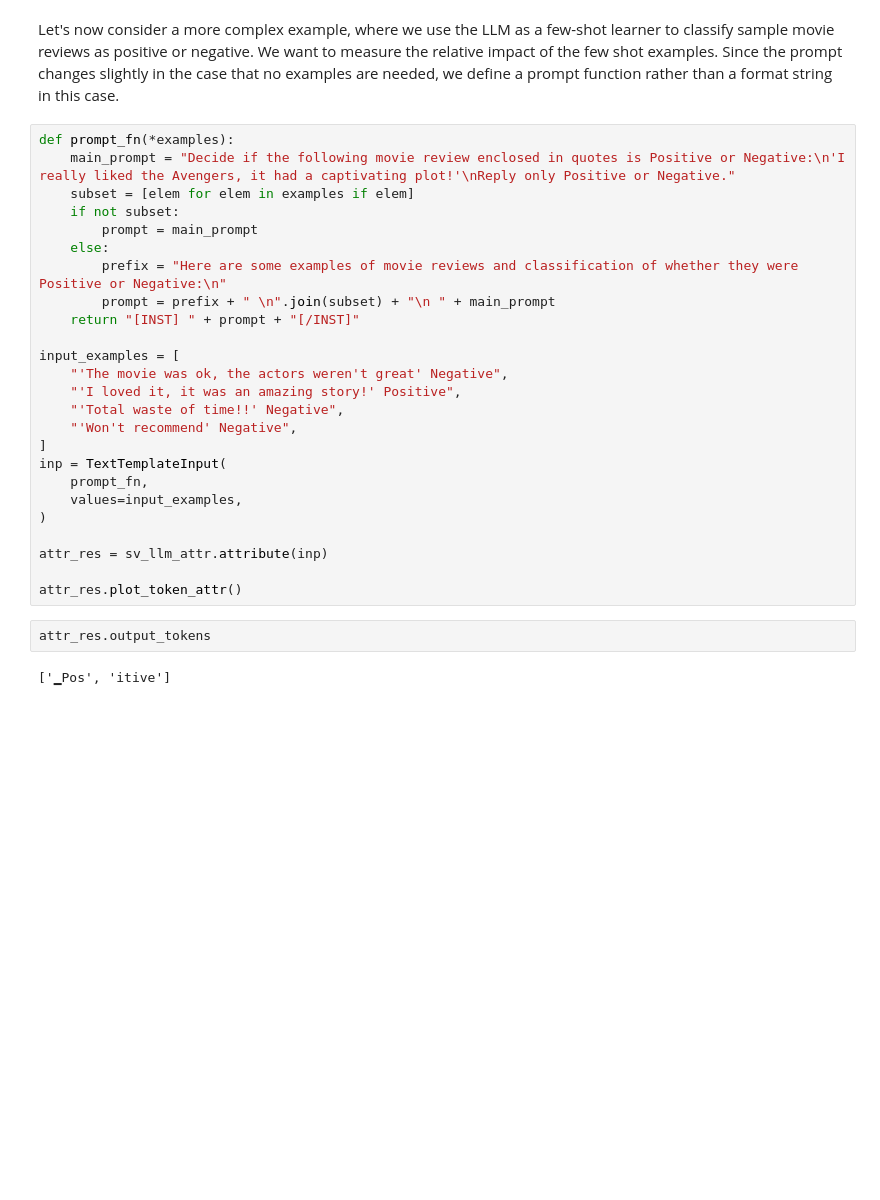
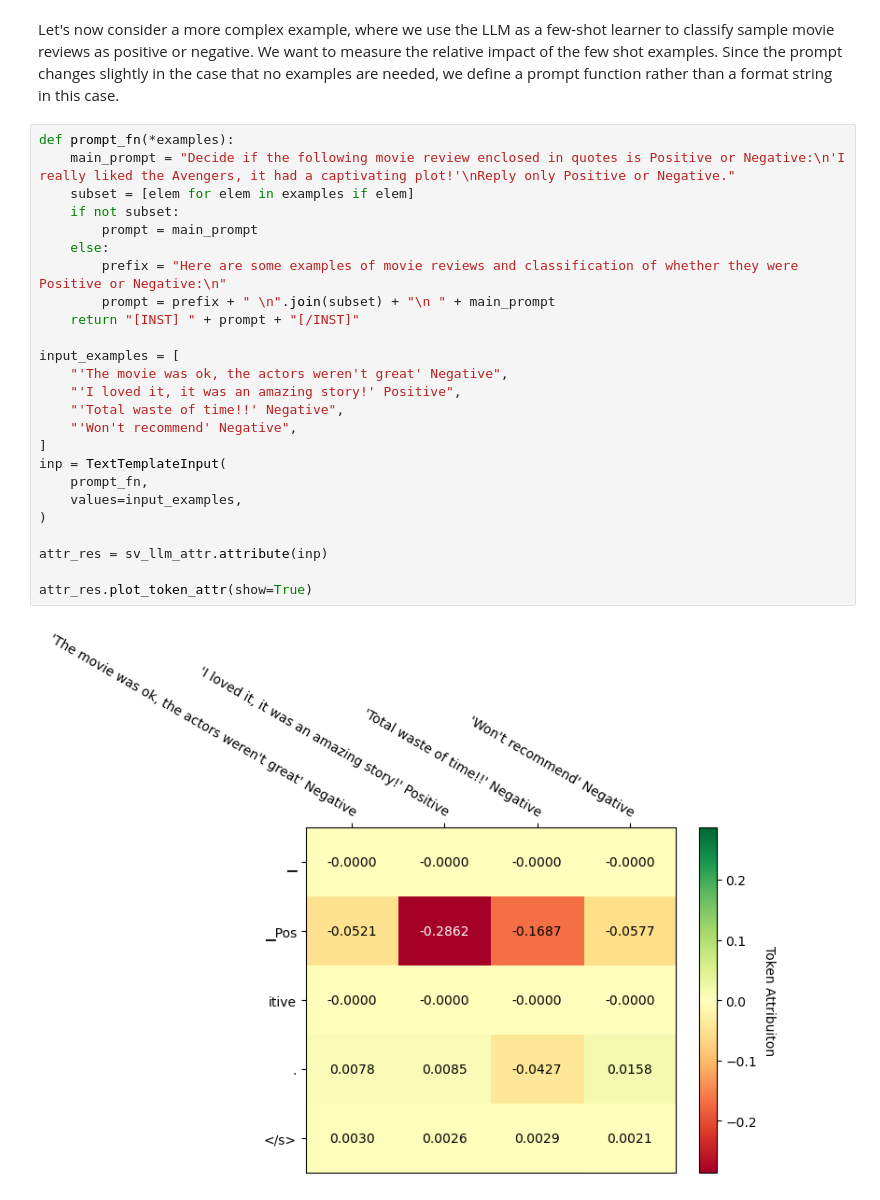
Before and after one commit to pytorch/captum, a Jupyter notebook: tutorials/LLama2-Captum-Demo.ipynb, the cells around one changed output. Drawn from its saved outputs; the diff is of its cells as text; blank space fills up the shorter version.

```diff
--- a/tutorials/LLama2-Captum-Demo.ipynb
+++ b/tutorials/LLama2-Captum-Demo.ipynb
@@ -200,29 +195,27 @@ Let's now consider a more complex example, where we use the LLM as a few-shot le
 # %%
 def prompt_fn(*examples):
     main_prompt = "Decide if the following movie review enclosed in quotes is Positive or Negative:\n'I really liked the Avengers, it had a captivating plot!'\nReply only Positive or Negative."
     subset = [elem for elem in examples if elem]
     if not subset:
         prompt = main_prompt
     else:
         prefix = "Here are some examples of movie reviews and classification of whether they were Positive or Negative:\n"
         prompt = prefix + " \n".join(subset) + "\n " + main_prompt
     return "[INST] " + prompt + "[/INST]"
 
 input_examples = [
     "'The movie was ok, the actors weren't great' Negative",
     "'I loved it, it was an amazing story!' Positive",
     "'Total waste of time!!' Negative",
     "'Won't recommend' Negative",
 ]
 inp = TextTemplateInput(
     prompt_fn,
     values=input_examples,
 )
 
 attr_res = sv_llm_attr.attribute(inp)
 
-attr_res.plot_token_attr()
+attr_res.plot_token_attr(show=True)
+# %% [output]
+[figure, added]
-# %%
-attr_res.output_tokens
-# %% [output]
-['▁Pos', 'itive']
```
Also changed, not shown: parts of 10 cells of this notebook.
